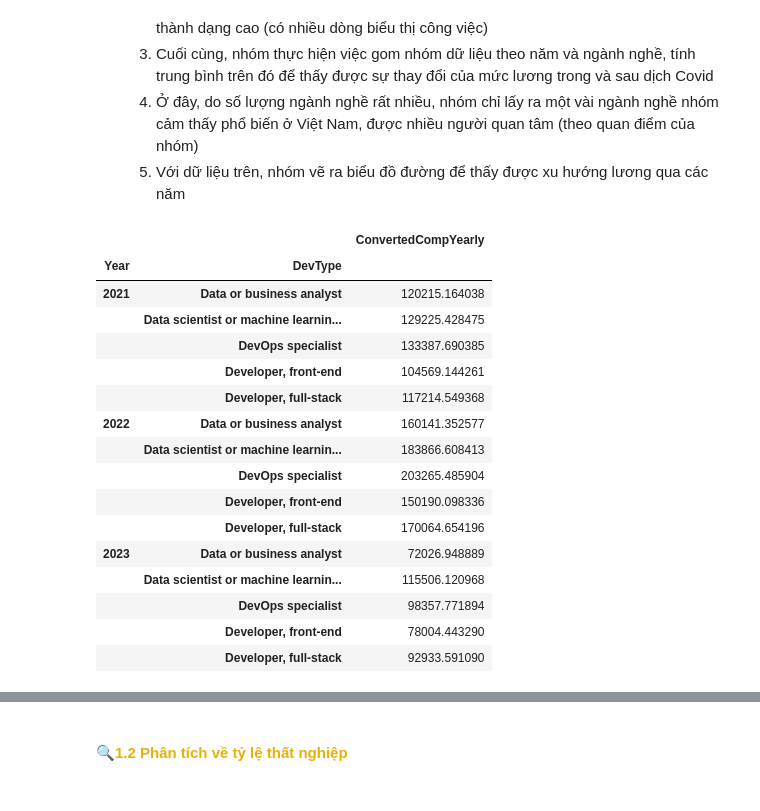
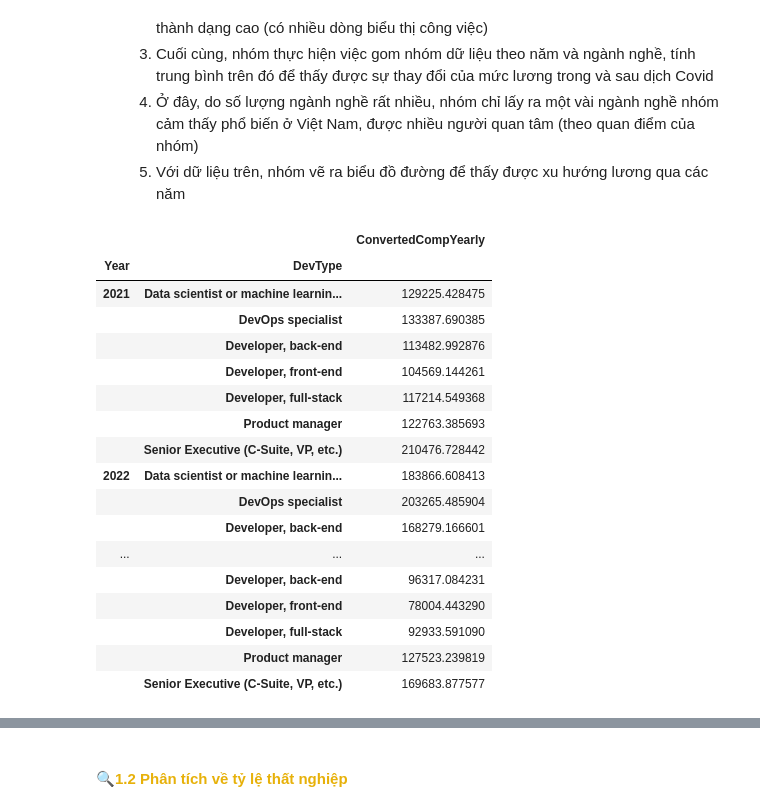
Before and after one commit to BoonRealCuaaaaa/P4DS-final, a Jupyter notebook: 03_04_Asking-and-Aswer-Questions.ipynb, the cells around one changed output, grey strips where cells are left out. Cells and saved outputs as stored; diff of their text form; code cells hidden in the pictures.

```diff
--- a/03_04_Asking-and-Aswer-Questions.ipynb
+++ b/03_04_Asking-and-Aswer-Questions.ipynb
@@ -75,30 +75,32 @@ comp_df=comp_df.dropna(subset=['DevType','ConvertedCompYearly'],how='any')
 # %%
 devtype_df=comp_df['DevType'].str.split(';',expand=True)
 comp_df=pd.concat([comp_df[['ConvertedCompYearly','Year']],devtype_df],axis=1)
 
 melted_df=comp_df.melt(id_vars=['Year','ConvertedCompYearly'],value_name='DevType')
 melted_df=melted_df.drop('variable',axis=1)
+
+overall_average=melted_df.groupby('Year')['ConvertedCompYearly'].mean()
 # Filter for which dev type you care about
-filtered_mask=['Developer, front-end','Developer, full-stack','DevOps specialist','Data or business analyst','Data scientist or machine learning specialist']
+filtered_mask=['Developer, front-end','Developer, back-end','Developer, full-stack','DevOps specialist','Senior Executive (C-Suite, VP, etc.)','Data scientist or machine learning specialist','Product manager']
 melted_df=melted_df[melted_df['DevType'].isin(filtered_mask)]
 grouped_df=melted_df.groupby(['Year', 'DevType']).mean()
-
 grouped_df
 # %% [output]
 |  |  | ConvertedCompYearly |
 | Year | DevType |  |
-| 2021 | Data or business analyst | 120215.164038 |
-|  | Data scientist or machine learnin... | 129225.428475 |
+| 2021 | Data scientist or machine learnin... | 129225.428475 |
 |  | DevOps specialist | 133387.690385 |
+|  | Developer, back-end | 113482.992876 |
 |  | Developer, front-end | 104569.144261 |
 |  | Developer, full-stack | 117214.549368 |
-| 2022 | Data or business analyst | 160141.352577 |
-|  | Data scientist or machine learnin... | 183866.608413 |
+|  | Product manager | 122763.385693 |
+|  | Senior Executive (C-Suite, VP, etc.) | 210476.728442 |
+| 2022 | Data scientist or machine learnin... | 183866.608413 |
 |  | DevOps specialist | 203265.485904 |
-|  | Developer, front-end | 150190.098336 |
-|  | Developer, full-stack | 170064.654196 |
-| 2023 | Data or business analyst | 72026.948889 |
-|  | Data scientist or machine learnin... | 115506.120968 |
-|  | DevOps specialist | 98357.771894 |
+|  | Developer, back-end | 168279.166601 |
+| ... | ... | ... |
+|  | Developer, back-end | 96317.084231 |
 |  | Developer, front-end | 78004.443290 |
 |  | Developer, full-stack | 92933.591090 |
+|  | Product manager | 127523.239819 |
+|  | Senior Executive (C-Suite, VP, etc.) | 169683.877577 |
```
Also changed, not shown: parts of 7 cells of this notebook, 2 other files.
